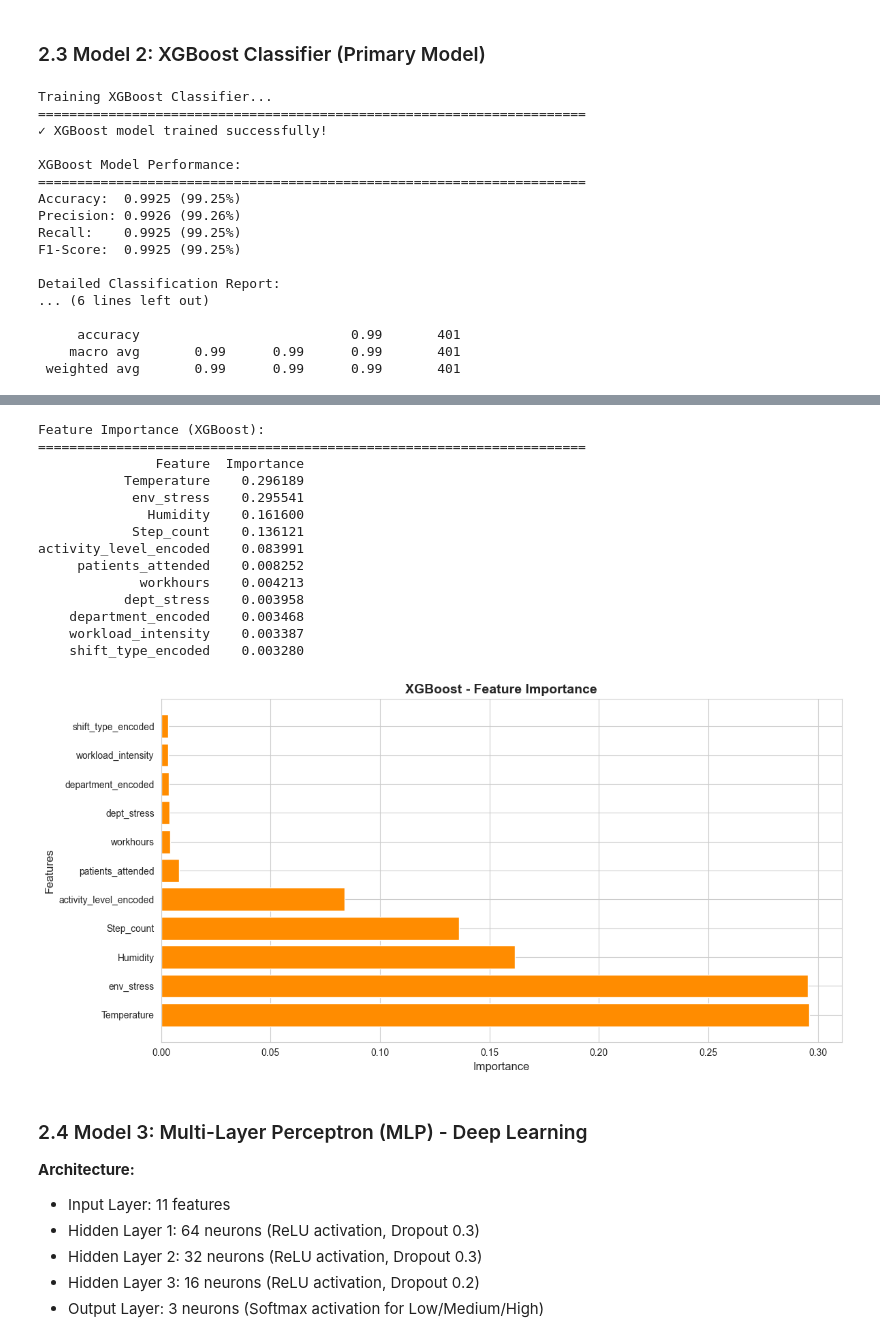
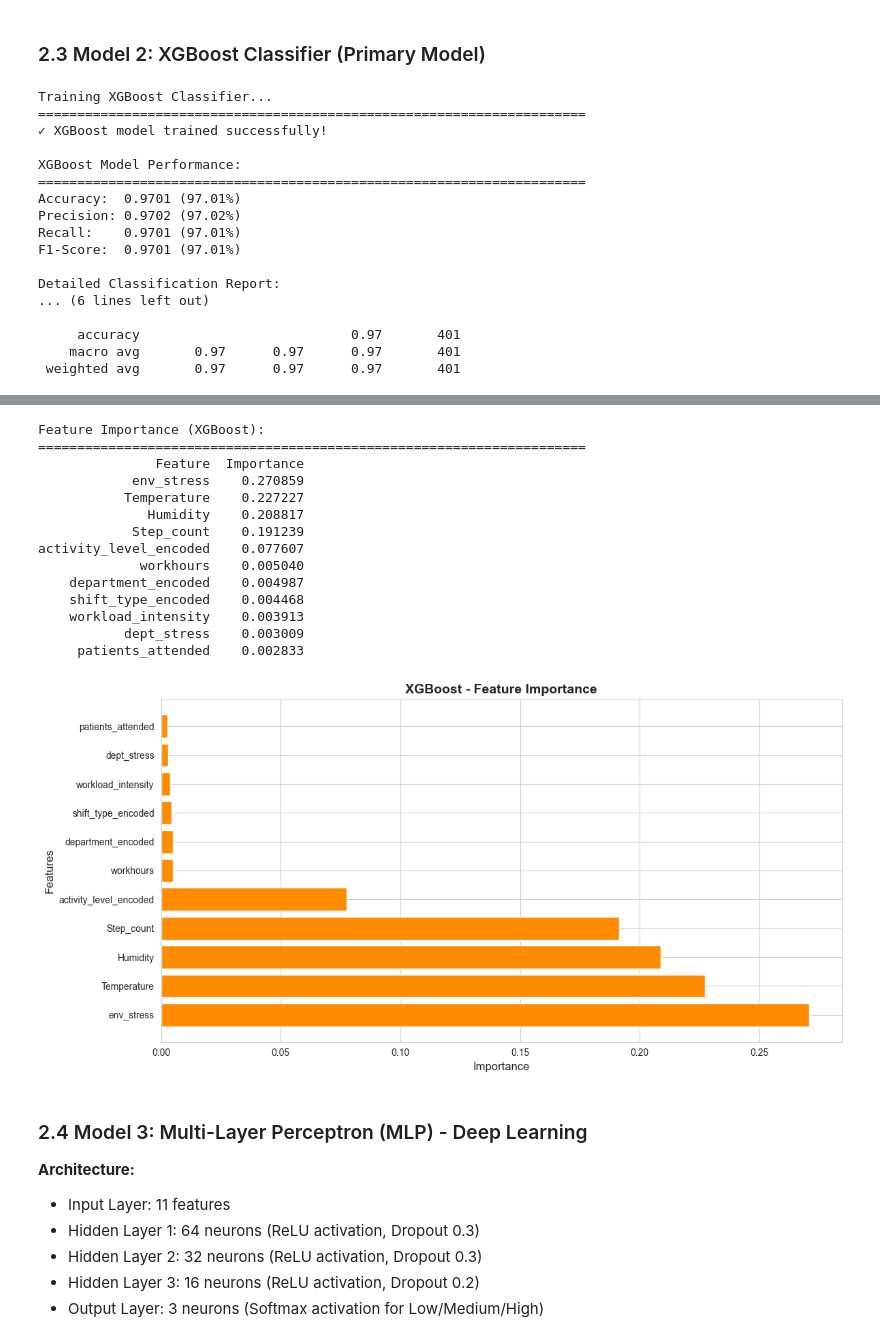
Before and after one commit to NandeeshNB/Explainable-Generative-AI-for-Stress-and-Burnout-Risk-Prediction-in-Healthcare-Workers, a Jupyter notebook: phase1_2_stress_prediction.ipynb, the cells around one changed output, grey strips where cells are left out. Drawn from its saved outputs; the diff is of its cells as text; code cells hidden in the pictures.

```diff
--- a/phase1_2_stress_prediction.ipynb
+++ b/phase1_2_stress_prediction.ipynb
@@ -755,24 +757,24 @@ Features used for modeling:
 # %% [markdown]
 ### 2.2 Model 1: Random Forest Classifier (Baseline)
 # %%
-# Train Random Forest model with strong regularization to prevent overfitting
+# Train Random Forest model with VERY STRONG regularization
 print("Training Random Forest Classifier...")
 print("="*70)
 
-# Initialize Random Forest with parameters to PREVENT overfitting
+# Initialize Random Forest with AGGRESSIVE constraints
 rf_model = RandomForestClassifier(
-    n_estimators=50,            # Reduced trees
-    max_depth=8,                # Shallow trees to prevent memorization
-    min_samples_split=20,       # Need more samples to split
-    min_samples_leaf=10,        # Need more samples in leaves
+    n_estimators=30,            # Further reduced trees (was 50)
+    max_depth=6,                # Even shallower (was 8)
+    min_samples_split=30,       # Need even more samples to split (was 20)
+    min_samples_leaf=15,        # Need even more samples in leaves (was 10)
     max_features='sqrt',        # Use only subset of features
-    max_samples=0.7,            # Bootstrap with only 70% of data
+    max_samples=0.6,            # Bootstrap with only 60% of data (was 70%)
     random_state=42,
     n_jobs=-1,
-    class_weight='balanced'     # Handle class imbalance
+    class_weight='balanced'
 )
 
-# Train the model (no scaling needed for tree-based models)
+# Train the model
 rf_model.fit(X_train, y_train)
 
 # Make predictions
@@ -868,22 +870,22 @@ activity_level_encoded    0.089672
 # %% [markdown]
 ### 2.3 Model 2: XGBoost Classifier (Primary Model)
 # %%
-# Train XGBoost model with strong regularization
+# Train XGBoost model with VERY STRONG regularization
 print("Training XGBoost Classifier...")
 print("="*70)
 
-# Initialize XGBoost with HEAVY regularization to prevent overfitting
+# Initialize XGBoost with AGGRESSIVE regularization
 xgb_model = XGBClassifier(
-    n_estimators=50,            # Fewer trees
-    max_depth=4,                # Very shallow trees
-    learning_rate=0.05,         # Slower learning
-    subsample=0.6,              # Use only 60% of data per tree
-    colsample_bytree=0.6,       # Use only 60% of features per tree
-    colsample_bylevel=0.6,      # Use only 60% of features per level
-    reg_alpha=1.0,              # Strong L1 regularization
-    reg_lambda=2.0,             # Strong L2 regularization
-    min_child_weight=5,         # Require more samples in leaves
-    gamma=0.5,                  # Minimum loss reduction to split
+    n_estimators=30,            # Further reduced trees (was 50)
+    max_depth=3,                # Even shallower (was 4)
+    learning_rate=0.03,         # Much slower learning (was 0.05)
+    subsample=0.5,              # Use only 50% of data per tree (was 60%)
+    colsample_bytree=0.5,       # Use only 50% of features per tree (was 60%)
+    colsample_bylevel=0.5,      # Use only 50% of features per level (was 60%)
+    reg_alpha=2.0,              # Very strong L1 regularization (was 1.0)
+    reg_lambda=3.0,             # Very strong L2 regularization (was 2.0)
+    min_child_weight=10,        # Require many more samples in leaves (was 5)
+    gamma=1.0,                  # Higher minimum loss reduction (was 0.5)
     random_state=42,
     n_jobs=-1,
     eval_metric='mlogloss'
@@ -955,14 +957,14 @@ Training XGBoost Classifier...
 
 XGBoost Model Performance:
 ======================================================================
-Accuracy:  0.9925 (99.25%)
-Precision: 0.9926 (99.26%)
-Recall:    0.9925 (99.25%)
-F1-Score:  0.9925 (99.25%)
+Accuracy:  0.9701 (97.01%)
+Precision: 0.9702 (97.02%)
+Recall:    0.9701 (97.01%)
+F1-Score:  0.9701 (97.01%)
 
 Detailed Classification Report:
 ... (6 lines left out)
 
-     accuracy                           0.99       401
-    macro avg       0.99      0.99      0.99       401
- weighted avg       0.99      0.99      0.99       401
+     accuracy                           0.97       401
+    macro avg       0.97      0.97      0.97       401
+ weighted avg       0.97      0.97      0.97       401
@@ -970,18 +972,18 @@ Detailed Classification Report:
 Feature Importance (XGBoost):
 ======================================================================
                Feature  Importance
-           Temperature    0.296189
-            env_stress    0.295541
-              Humidity    0.161600
-            Step_count    0.136121
-activity_level_encoded    0.083991
-     patients_attended    0.008252
-             workhours    0.004213
-           dept_stress    0.003958
-    department_encoded    0.003468
-    workload_intensity    0.003387
-    shift_type_encoded    0.003280
+            env_stress    0.270859
+           Temperature    0.227227
+              Humidity    0.208817
+            Step_count    0.191239
+activity_level_encoded    0.077607
+             workhours    0.005040
+    department_encoded    0.004987
+    shift_type_encoded    0.004468
+    workload_intensity    0.003913
+           dept_stress    0.003009
+     patients_attended    0.002833
-[figure, old version]
+[figure, new version]
 # %% [markdown]
 ### 2.4 Model 3: Multi-Layer Perceptron (MLP) - Deep Learning
 
```
Also changed, not shown: parts of 11 cells of this notebook.
